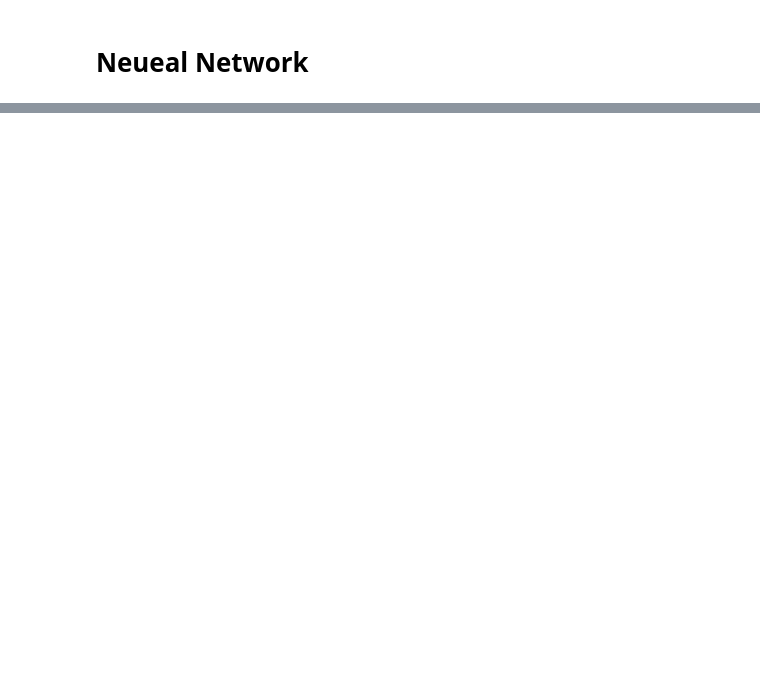
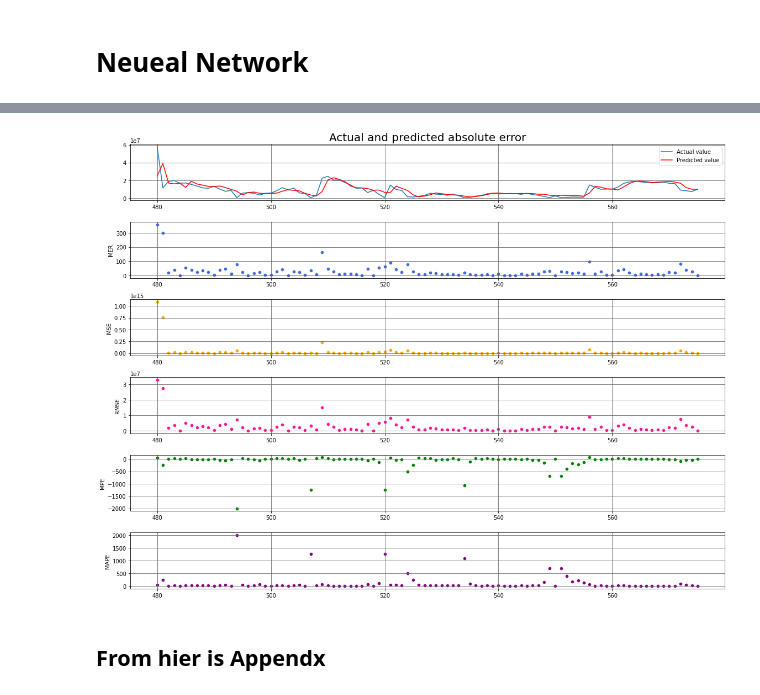
Before and after one commit to ghiathnj/impacket, a Jupyter notebook: 21_10_22.ipynb, the cells around one changed output, grey strips where cells are left out. Cells and saved outputs as stored; diff of their text form; code cells hidden in the pictures; blank space fills up the shorter version.

```diff
--- a/21_10_22.ipynb
+++ b/21_10_22.ipynb
@@ -310,0 +441,16 @@ Name: relative_error, dtype: float64
+# %%
+#this worked one for the aggregation
+mode_df=merged.groupby(['Dates']).mean()[['y_test']]
+
+###########mode_df=merged.groupby(['Dates']).mean()[['y_test']]
+##must use this index Dates first
+#merged=merged.set_index('Dates')
+
+merged1=merged.set_index('Dates').merge(mode_df[['y_test']],how='left',left_index=True,right_index=True)
+merged1=merged1.rename(columns = {'y_test_y':'Mean_y_test_Daily'})
+merged1=merged1.rename(columns = {'y_test_x':'y_test'})
+#mode_df.head()
+#merged1.reset_index()
+merged1['MER']=(merged1['Absolute error']/merged1['Mean_y_test_Daily'])*100
+merged1=merged1.reset_index(None)
+merged1
@@ -357,0 +566,4 @@ Name: relative_error, dtype: float64
+# %%
+df2=merged1[['time','y_test','y_preds','Dates','Absolute error','MSE','RMSE','MPE','MAPE','MER']]
+#df2[0:96].nlargest(10, 'MER')
+df2.nlargest(10, 'MER')
@@ -357,0 +609,40 @@ Name: relative_error, dtype: float64
+# %%
+#Visualization
+df3=df2[(df2['time'] >= '2019-02-09 00:00:00') & (df2['time'] <= '2019-02-09 23:45:00')]
+from enum import auto
+#df2=df2.set_index('time')
+#merged=merged.reset_index()
+for date, d in df3.groupby(df3['Dates']):
+  fig, axes = plt.subplots(nrows=6, ncols=1,figsize=(16,12))
+  ax1 = d['y_test'].plot(legend=True,linestyle = '-',label='Actual value',ax=axes[0])
+  ax1 = d['y_preds'].plot(color='red',legend=True,style='-',label='Predicted value',ax=axes[0])
+  ax1.legend(loc='upper right')
+  ax1.set_title('Actual and predicted absolute error',  fontsize=20)
+  ax1.grid(b=True, which='major', color='#666666', linestyle='-')
+  ax1.grid(b=True, which='minor', color='#999999', linestyle='-',alpha=0.2)
+  #ax2=sns.scatterplot(data=d,x = d.index,y=d['Absolute error'],ax=axes[2], color='crimson')
+  ax2=sns.scatterplot(data=d,x = d.index,y=d['MPE'],ax=axes[4], color='green')
+  ax3=sns.scatterplot(data=d,x = d.index,y=d['MAPE'],ax=axes[5], color='purple')
+  ax4=sns.scatterplot(data=d,x = d.index,y=d['MSE'],ax=axes[2], color='orange')
+  ax5=sns.scatterplot(data=d,x = d.index,y=d['RMSE'],ax=axes[3], color='deeppink')
+  ax6=sns.scatterplot(data=d,x = d.index,y=d['MER'],ax=axes[1], color='royalblue')
+  ax1.legend(loc='upper right')
+  ax2.grid(b=True, which='major', color='#666666', linestyle='-')
+  ax3.grid(b=True, which='major', color='#666666', linestyle='-')
+  ax4.grid(b=True, which='major', color='#666666', linestyle='-')
+  ax5.grid(b=True, which='major', color='#666666', linestyle='-')
+  ax6.grid(b=True, which='major', color='#666666', linestyle='-')
+  ax2.grid(b=True, which='minor', color='#999999', linestyle='-',alpha=0.2)
+  ax3.grid(b=True, which='minor', color='#999999', linestyle='-',alpha=0.2)
+  ax4.grid(b=True, which='minor', color='#999999', linestyle='-',alpha=0.2)
+  ax5.grid(b=True, which='minor', color='#999999', linestyle='-',alpha=0.2)
+  ax6.grid(b=True, which='minor', color='#999999', linestyle='-',alpha=0.2)
+  plt.tight_layout()
+  plt.xlim=auto
+  plt.ylim=auto
+  ax1.xlim=auto
+  ax2.ylim=auto
+# %% [output]
+[figure, added]
+# %% [markdown]
+## **From hier is Appendx**
```
Also changed, not shown: parts of 40 cells of this notebook.
